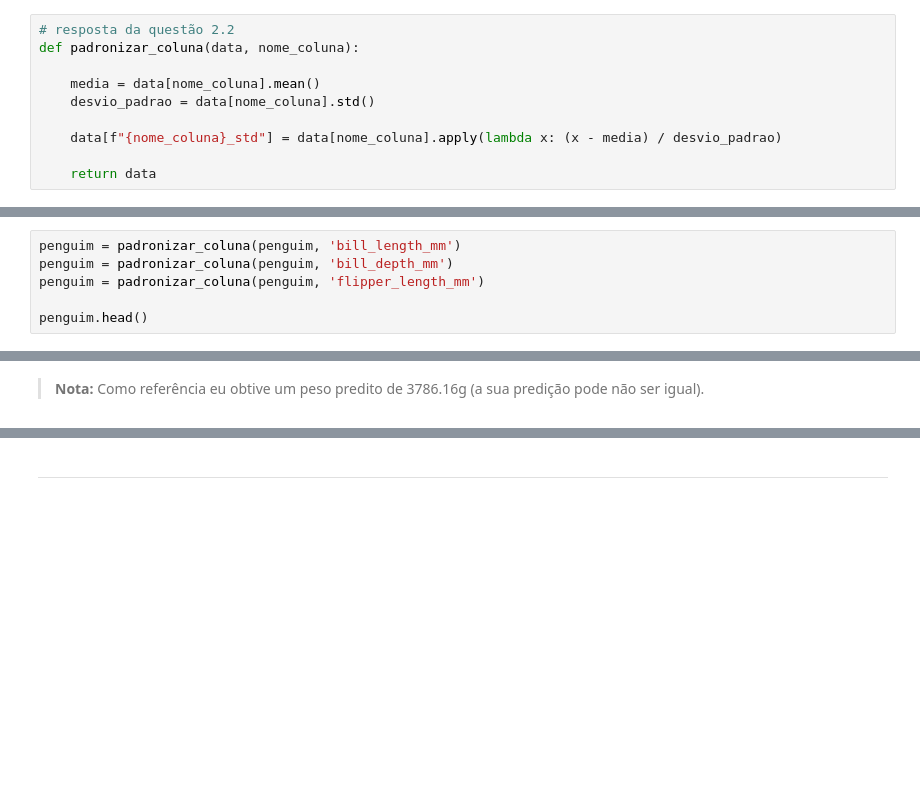
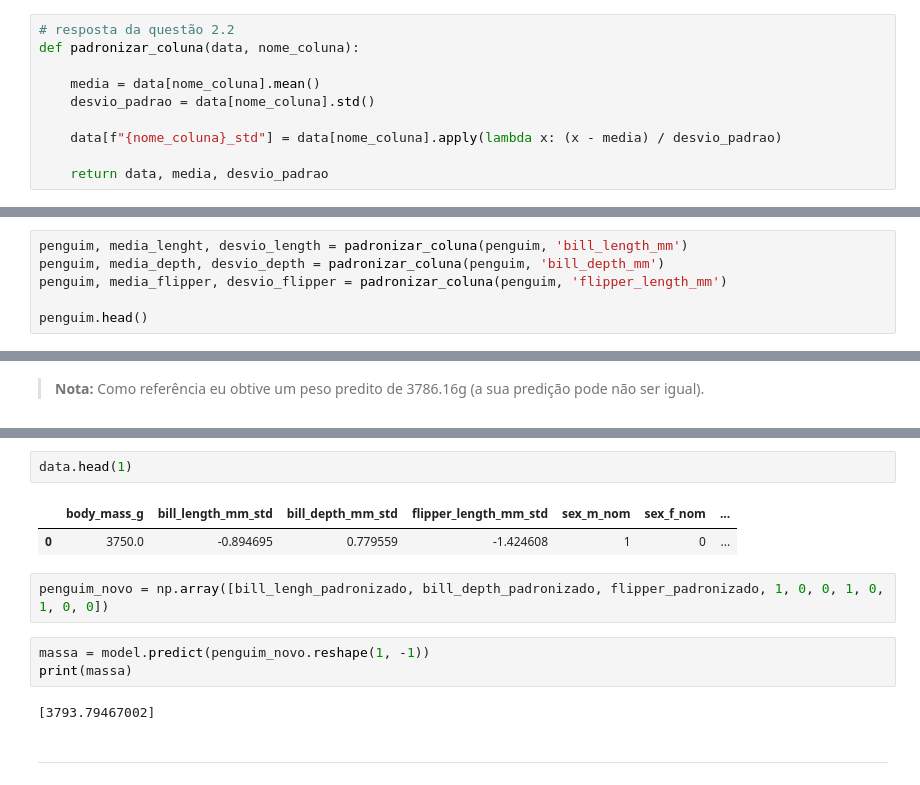
Before and after one commit to TonFLY/curso_ebac, a Jupyter notebook: exercicios/Profissao_Analista_de_dados_M23_Exercicio.ipynb, the cells around one changed output, grey strips where cells are left out. Saved outputs shown, nothing was run; the diff lists cells and outputs as text; blank space fills up the shorter version.

```diff
--- a/exercicios/Profissao_Analista_de_dados_M23_Exercicio.ipynb
+++ b/exercicios/Profissao_Analista_de_dados_M23_Exercicio.ipynb
@@ -140,7 +140,7 @@ def padronizar_coluna(data, nome_coluna):
 
     data[f"{nome_coluna}_std"] = data[nome_coluna].apply(lambda x: (x - media) / desvio_padrao)
 
-    return data
+    return data, media, desvio_padrao
 # %%
 penguim[["bill_length_mm", "bill_depth_mm", "flipper_length_mm"]].head()
 # %% [output]
@@ -151,9 +151,9 @@ penguim[["bill_length_mm", "bill_depth_mm", "flipper_length_mm"]].head()
 | 4 | 36.7 | 19.3 | 193.0 |
 | 5 | 39.3 | 20.6 | 190.0 |
 # %%
-penguim = padronizar_coluna(penguim, 'bill_length_mm')
-penguim = padronizar_coluna(penguim, 'bill_depth_mm')
-penguim = padronizar_coluna(penguim, 'flipper_length_mm')
+penguim, media_lenght, desvio_length = padronizar_coluna(penguim, 'bill_length_mm')
+penguim, media_depth, desvio_depth = padronizar_coluna(penguim, 'bill_depth_mm')
+penguim, media_flipper, desvio_flipper = padronizar_coluna(penguim, 'flipper_length_mm')
 
 penguim.head()
 # %% [output]
@@ -436,2 +443,14 @@ Qual o peso de um penguim com as seguintes características:
+# %%
+data.head(1)
+# %% [output]
+|  | body_mass_g | bill_length_mm_std | bill_depth_mm_std | flipper_length_mm_std | sex_m_nom | sex_f_nom | ... |
+| 0 | 3750.0 | -0.894695 | 0.779559 | -1.424608 | 1 | 0 | ... |
+# %%
+penguim_novo = np.array([bill_lengh_padronizado, bill_depth_padronizado, flipper_padronizado, 1, 0, 0, 1, 0, 1, 0, 0])
+# %%
+massa = model.predict(penguim_novo.reshape(1, -1))
+print(massa)
+# %% [output]
+[3793.79467002]
 # %% [markdown]
 ---
```
Also changed, not shown: parts of 3 cells of this notebook.
